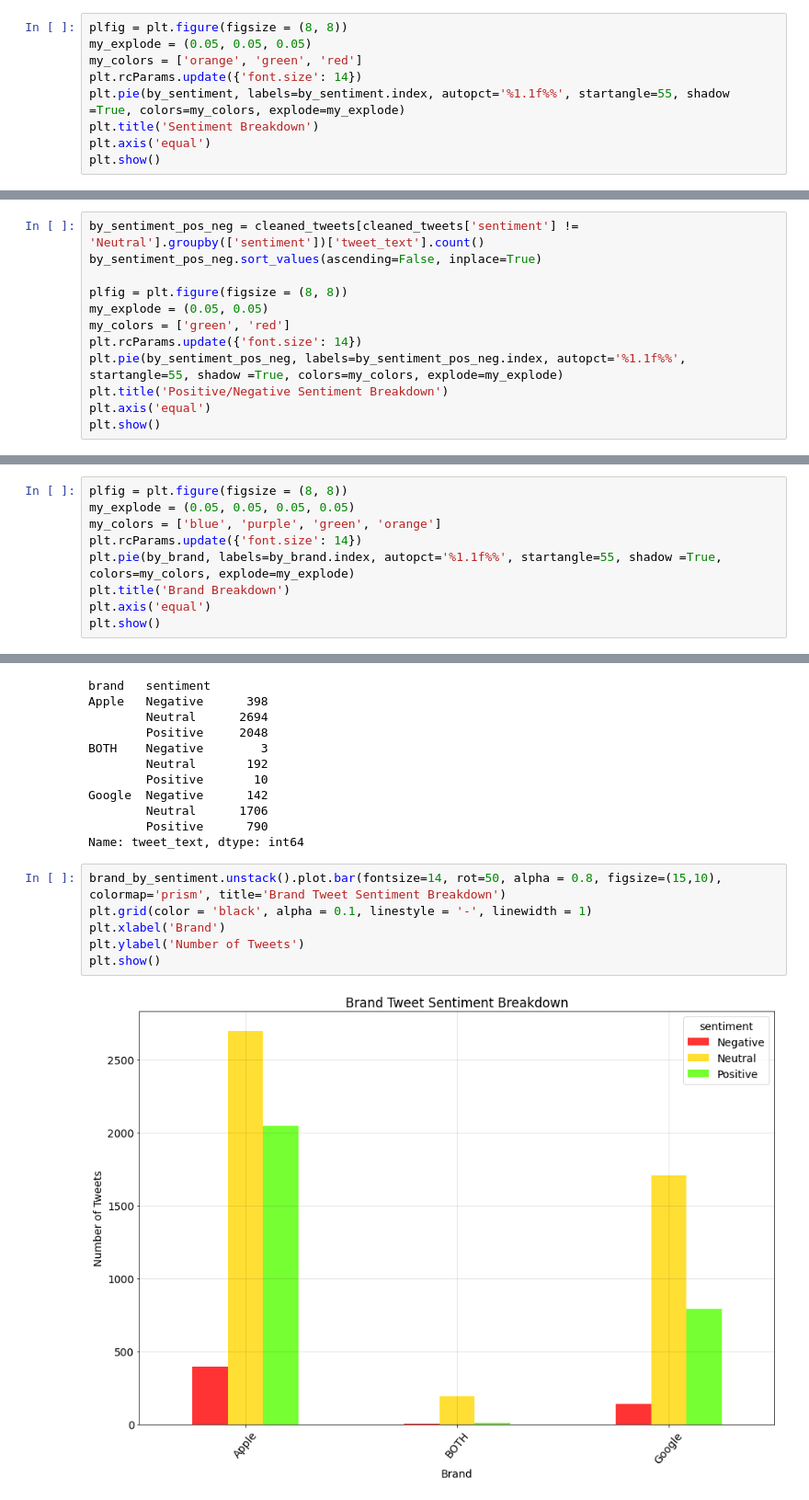
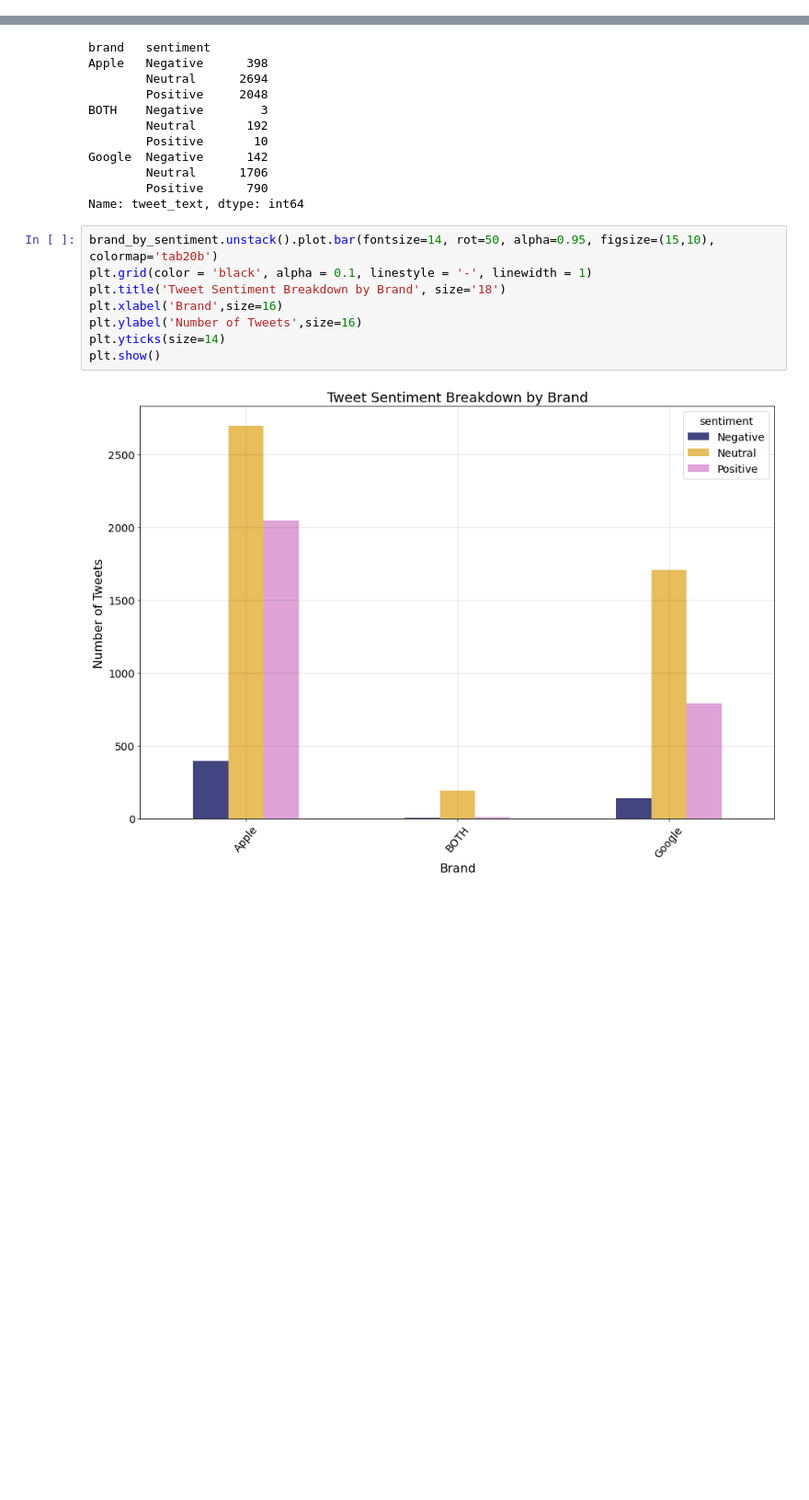
Before and after one commit to lspope/dsc-phase-4-project, a Jupyter notebook: notebooks/eda.ipynb, the cells around one changed output, grey strips where cells are left out. Shown at 92% size. Saved outputs shown, nothing was run; the diff lists cells and outputs as text; blank space fills up the shorter version.

```diff
--- a/notebooks/eda.ipynb
+++ b/notebooks/eda.ipynb
@@ -35,12 +35,3 @@ cleaned_tweets.head(3)
 # %%
 by_sentiment = cleaned_tweets.groupby(['sentiment'])['tweet_text'].count()
 by_sentiment.sort_values(ascending=False, inplace=True)
-# %%
-plfig = plt.figure(figsize = (8, 8))
-my_explode = (0.05, 0.05, 0.05)
-my_colors = ['orange', 'green', 'red']
-plt.rcParams.update({'font.size': 14})
-plt.pie(by_sentiment, labels=by_sentiment.index, autopct='%1.1f%%', startangle=55, shadow =True, colors=my_colors, explode=my_explode)
-plt.title('Sentiment Breakdown')
-plt.axis('equal')
-plt.show()
@@ -49,12 +37,0 @@ plt.show()
-# %%
-by_sentiment_pos_neg = cleaned_tweets[cleaned_tweets['sentiment'] != 'Neutral'].groupby(['sentiment'])['tweet_text'].count()
-by_sentiment_pos_neg.sort_values(ascending=False, inplace=True)
-
-plfig = plt.figure(figsize = (8, 8))
-my_explode = (0.05, 0.05)
-my_colors = ['green', 'red']
-plt.rcParams.update({'font.size': 14})
-plt.pie(by_sentiment_pos_neg, labels=by_sentiment_pos_neg.index, autopct='%1.1f%%', startangle=55, shadow =True, colors=my_colors, explode=my_explode)
-plt.title('Positive/Negative Sentiment Breakdown')
-plt.axis('equal')
-plt.show()
@@ -79,12 +94,3 @@ Google     2638
 UNKNOWN     715
 BOTH        205
 Name: tweet_text, dtype: int64
-# %%
-plfig = plt.figure(figsize = (8, 8))
-my_explode = (0.05, 0.05, 0.05, 0.05)
-my_colors = ['blue', 'purple', 'green', 'orange']
-plt.rcParams.update({'font.size': 14})
-plt.pie(by_brand, labels=by_brand.index, autopct='%1.1f%%', startangle=55, shadow =True, colors=my_colors, explode=my_explode)
-plt.title('Brand Breakdown')
-plt.axis('equal')
-plt.show()
@@ -114,13 +137,15 @@ Google  Negative      142
         Positive      790
 Name: tweet_text, dtype: int64
 # %%
-brand_by_sentiment.unstack().plot.bar(fontsize=14, rot=50, alpha = 0.8, figsize=(15,10), colormap='prism', title='Brand Tweet Sentiment Breakdown')
+brand_by_sentiment.unstack().plot.bar(fontsize=14, rot=50, alpha=0.95, figsize=(15,10), colormap='tab20b')
 plt.grid(color = 'black', alpha = 0.1, linestyle = '-', linewidth = 1)
-plt.xlabel('Brand')
-plt.ylabel('Number of Tweets')
+plt.title('Tweet Sentiment Breakdown by Brand', size='18')
+plt.xlabel('Brand',size=16)
+plt.ylabel('Number of Tweets',size=16)
+plt.yticks(size=14)
 plt.show()
 # %% [output]
-[figure, old version]
+[figure, new version]
 # %% [markdown]
 ### Q3 Insights/Recommendations:
 * Brand sentiment breakdown:
```
Also changed, not shown: parts of 13 cells of this notebook, 35 other files.
